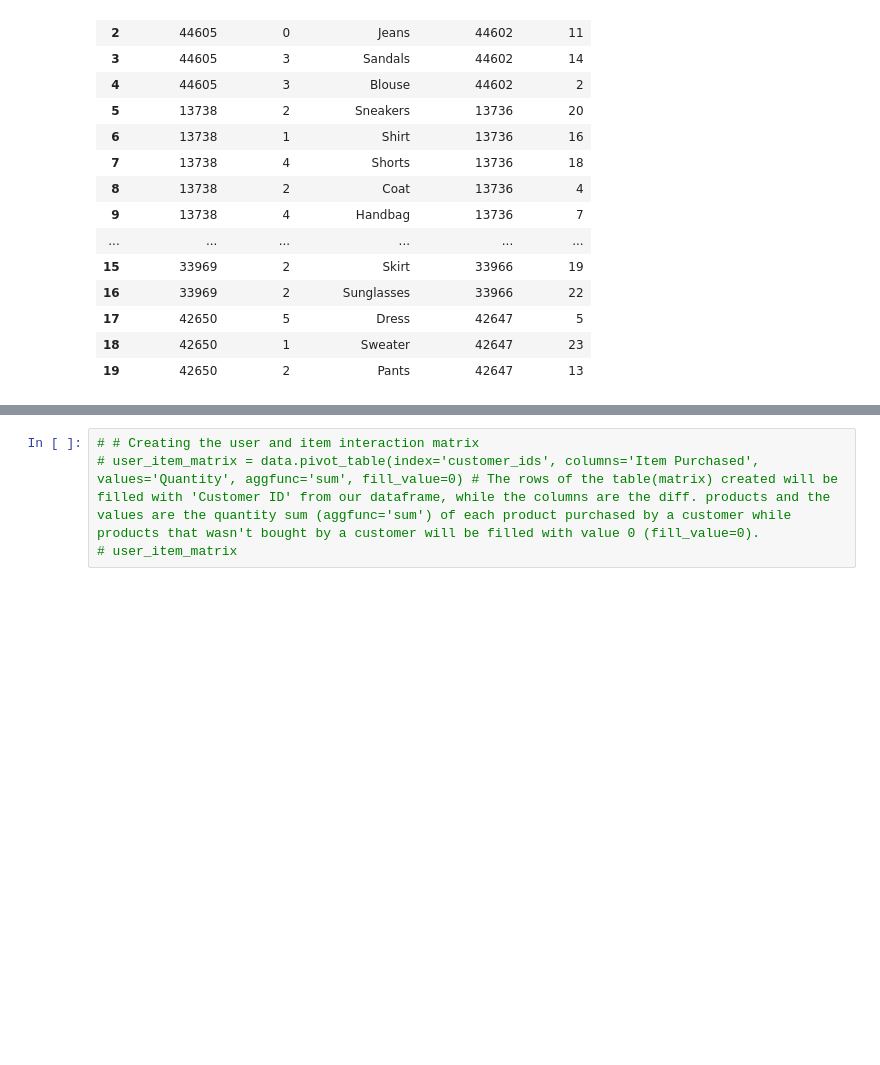
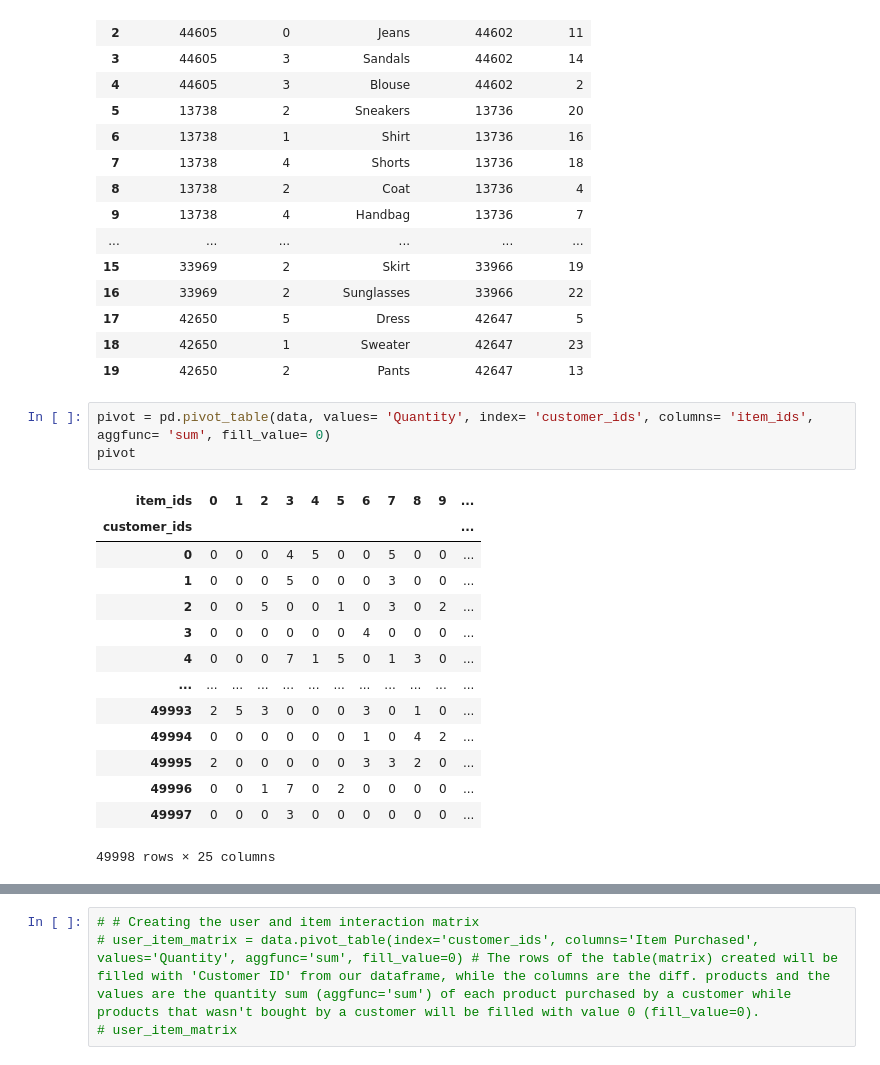
Before and after one commit to TonyNewness/Product-Recommendation, a Jupyter notebook: Copy_of_Main_Group_2_project.ipynb, the cells around one changed output, grey strips where cells are left out. Drawn from its saved outputs; the diff is of its cells as text; blank space fills up the shorter version.

```diff
--- a/Copy_of_Main_Group_2_project.ipynb
+++ b/Copy_of_Main_Group_2_project.ipynb
@@ -345,3 +376,21 @@ data.head(20)
 | 17 | 42650 | 5 | Dress | 42647 | 5 |
 | 18 | 42650 | 1 | Sweater | 42647 | 23 |
 | 19 | 42650 | 2 | Pants | 42647 | 13 |
+# %%
+pivot = pd.pivot_table(data, values= 'Quantity', index= 'customer_ids', columns= 'item_ids', aggfunc= 'sum', fill_value= 0)
+pivot
+# %% [output]
+| item_ids | 0 | 1 | 2 | 3 | 4 | 5 | 6 | 7 | 8 | 9 | ... |
+| customer_ids |  |  |  |  |  |  |  |  |  |  | ... |
+| 0 | 0 | 0 | 0 | 4 | 5 | 0 | 0 | 5 | 0 | 0 | ... |
+| 1 | 0 | 0 | 0 | 5 | 0 | 0 | 0 | 3 | 0 | 0 | ... |
+| 2 | 0 | 0 | 5 | 0 | 0 | 1 | 0 | 3 | 0 | 2 | ... |
+| 3 | 0 | 0 | 0 | 0 | 0 | 0 | 4 | 0 | 0 | 0 | ... |
+| 4 | 0 | 0 | 0 | 7 | 1 | 5 | 0 | 1 | 3 | 0 | ... |
+| ... | ... | ... | ... | ... | ... | ... | ... | ... | ... | ... | ... |
+| 49993 | 2 | 5 | 3 | 0 | 0 | 0 | 3 | 0 | 1 | 0 | ... |
+| 49994 | 0 | 0 | 0 | 0 | 0 | 0 | 1 | 0 | 4 | 2 | ... |
+| 49995 | 2 | 0 | 0 | 0 | 0 | 0 | 3 | 3 | 2 | 0 | ... |
+| 49996 | 0 | 0 | 1 | 7 | 0 | 2 | 0 | 0 | 0 | 0 | ... |
+| 49997 | 0 | 0 | 0 | 3 | 0 | 0 | 0 | 0 | 0 | 0 | ... |
+49998 rows × 25 columns
```
Also changed, not shown: parts of 10 cells of this notebook.
